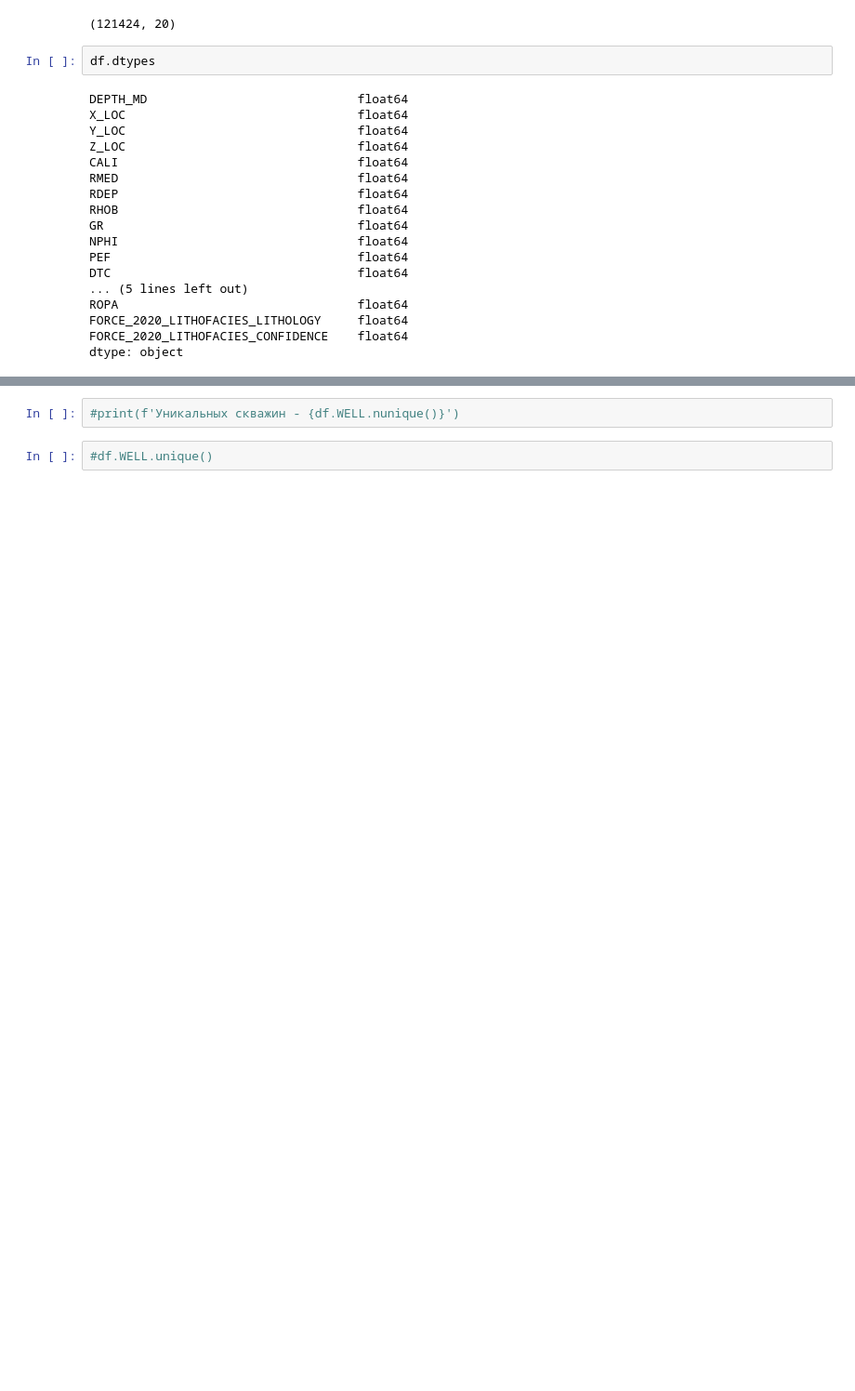
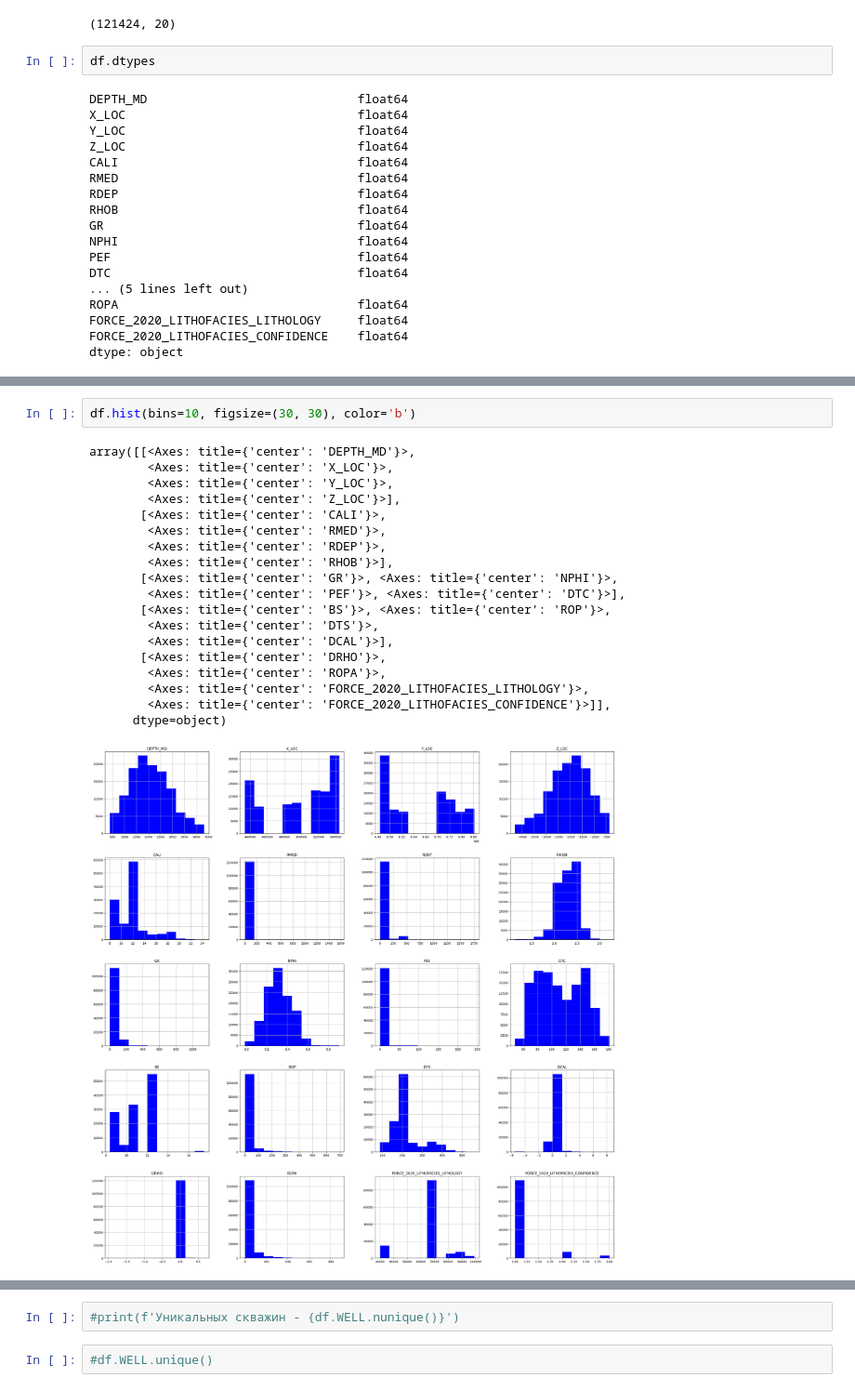
Before and after one commit to EgorenkovaURFU/well_log, a Jupyter notebook: EDA_01.ipynb, the cells around one changed output, grey strips where cells are left out. Shown at 93% size. Cells and saved outputs as stored; diff of their text form; blank space fills up the shorter version.

```diff
--- a/EDA_01.ipynb
+++ b/EDA_01.ipynb
@@ -210,0 +271,22 @@ dtype: object
+# %%
+df.hist(bins=10, figsize=(30, 30), color='b')
+# %% [output]
+array([[<Axes: title={'center': 'DEPTH_MD'}>,
+        <Axes: title={'center': 'X_LOC'}>,
+        <Axes: title={'center': 'Y_LOC'}>,
+        <Axes: title={'center': 'Z_LOC'}>],
+       [<Axes: title={'center': 'CALI'}>,
+        <Axes: title={'center': 'RMED'}>,
+        <Axes: title={'center': 'RDEP'}>,
+        <Axes: title={'center': 'RHOB'}>],
+       [<Axes: title={'center': 'GR'}>, <Axes: title={'center': 'NPHI'}>,
+        <Axes: title={'center': 'PEF'}>, <Axes: title={'center': 'DTC'}>],
+       [<Axes: title={'center': 'BS'}>, <Axes: title={'center': 'ROP'}>,
+        <Axes: title={'center': 'DTS'}>,
+        <Axes: title={'center': 'DCAL'}>],
+       [<Axes: title={'center': 'DRHO'}>,
+        <Axes: title={'center': 'ROPA'}>,
+        <Axes: title={'center': 'FORCE_2020_LITHOFACIES_LITHOLOGY'}>,
+        <Axes: title={'center': 'FORCE_2020_LITHOFACIES_CONFIDENCE'}>]],
+      dtype=object)
+[figure, added]
```
Also changed, not shown: parts of 7 cells of this notebook.
